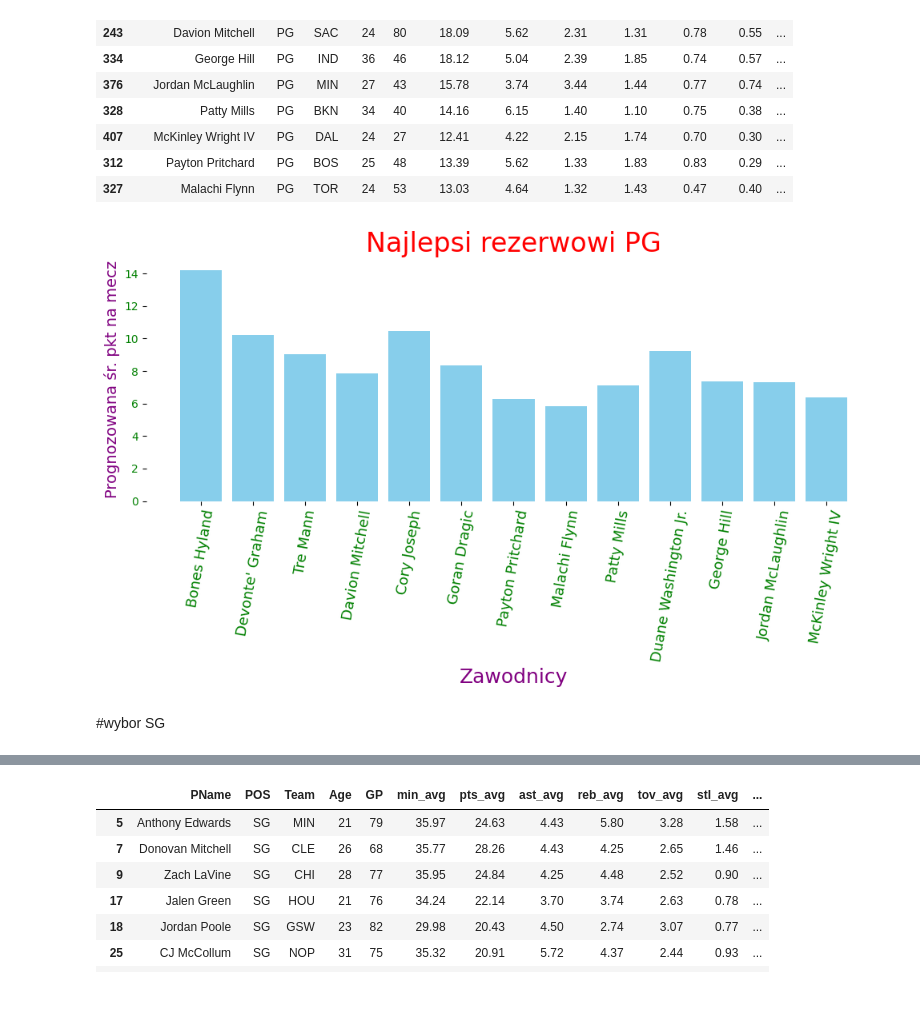
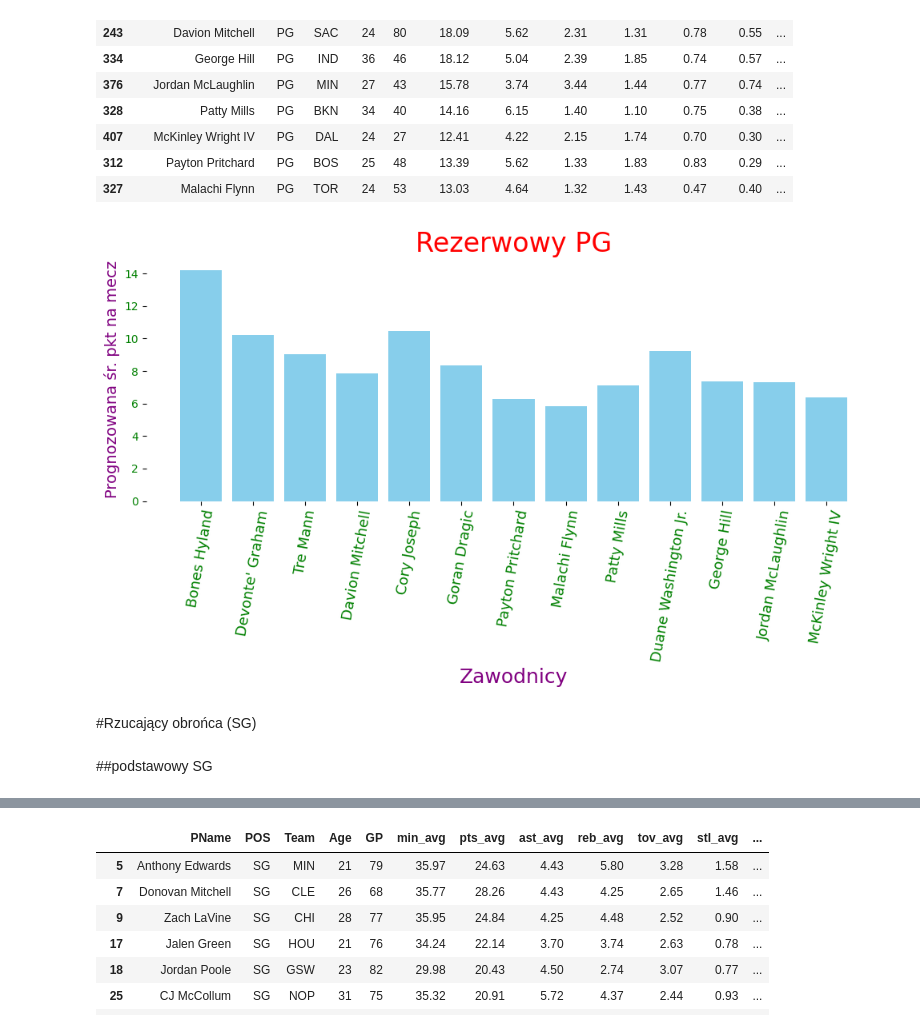
Before and after one commit to Mickey87-LG/WSB_projekt, a Jupyter notebook: projekt_nba_ADP3.ipynb, the cells around one changed output, grey strips where cells are left out. Saved outputs shown, nothing was run; the diff lists cells and outputs as text; code cells hidden in the pictures; blank space fills up the shorter version.

```diff
--- a/projekt_nba_ADP3.ipynb
+++ b/projekt_nba_ADP3.ipynb
@@ -87,39 +84,0 @@ nba.head()
-# %%
-# Usunięcie brakujących wartości
-nba = nba.dropna()
-
-# Eksploracyjna analiza danych (EDA)
-plt.figure(figsize=(10, 6))
-sns.histplot(nba['pts_avg'], bins=50, kde=True)
-plt.title('Rozkład punktów na mecz')
-plt.xlabel('Punkty na mecz')
-plt.ylabel('Liczba zawodników')
-plt.show()
-
-plt.figure(figsize=(10, 6))
-sns.histplot(nba['ast_avg'], bins=50, kde=True)
-plt.title('Rozkład asyst na mecz')
-plt.xlabel('Asysty na mecz')
-plt.ylabel('Liczba zawodników')
-plt.show()
-
-plt.figure(figsize=(10, 6))
-sns.histplot(nba['reb_avg'], bins=50, kde=True)
-plt.title('Rozkład zbiórek na mecz')
-plt.xlabel('Zbiórki na mecz')
-plt.ylabel('Liczba zawodników')
-plt.show()
-
-plt.figure(figsize=(10, 6))
-sns.histplot(nba['blk_avg'], bins=50, kde=True)
-plt.title('Rozkład bloków na mecz')
-plt.xlabel('Bloki na mecz')
-plt.ylabel('Liczba zawodników')
-plt.show()
-
-plt.figure(figsize=(10, 6))
-sns.histplot(nba['stl_avg'], bins=50, kde=True)
-plt.title('Rozkład przechwytów na mecz')
-plt.xlabel('Przechwyty na mecz')
-plt.ylabel('Liczba zawodników')
-plt.show()
@@ -500,25 +357,27 @@ sec_pg.sort_values(by='virtual_pts', ascending=False)
 # %%
 #dane do wykresu
 x = sec_pg['PName']
 y = sec_pg['virtual_pts']
 
 #stworzenie wykresu
 
 plt.figure(figsize=(10, 6))
 plt.bar(x, y, color='skyblue')
 plt.xlabel('Zawodnicy', fontsize=18, color='purple')
 plt.ylabel('Prognozowana śr. pkt na mecz', fontsize=14, color='purple')
-plt.title('Najlepsi rezerwowi PG', fontsize=24, color='red')
+plt.title('Rezerwowy PG', fontsize=24, color='red')
 plt.xticks(rotation=80, fontsize=13, color='green')
 plt.yticks(fontsize=10, color='green')
 plt.gca().spines[['top', 'right', 'left', 'bottom']].set_visible(False)
 plt.tight_layout()
-#plt.savefig('rezerwowi_pg.jpg')
+#plt.savefig('pg_rezerw.jpg')
 plt.show()
 # %% [output]
-[figure, old version]
+[figure, new version]
+# %% [markdown]
+#Rzucający obrońca (SG)
 # %% [markdown]
-#wybor SG
+##podstawowy SG
 # %%
 #wybór podstawowego SG
 
```
Also changed, not shown: parts of 48 cells of this notebook.
